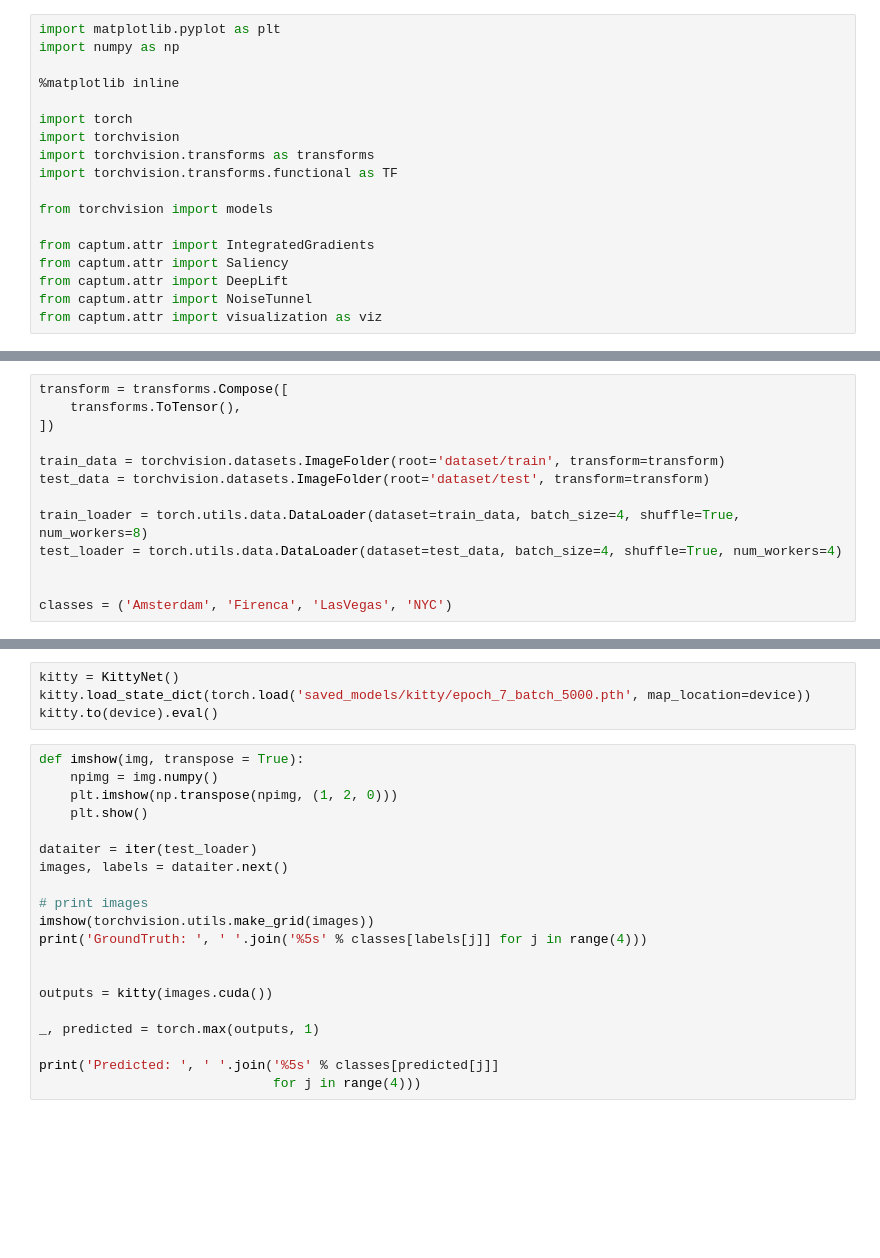
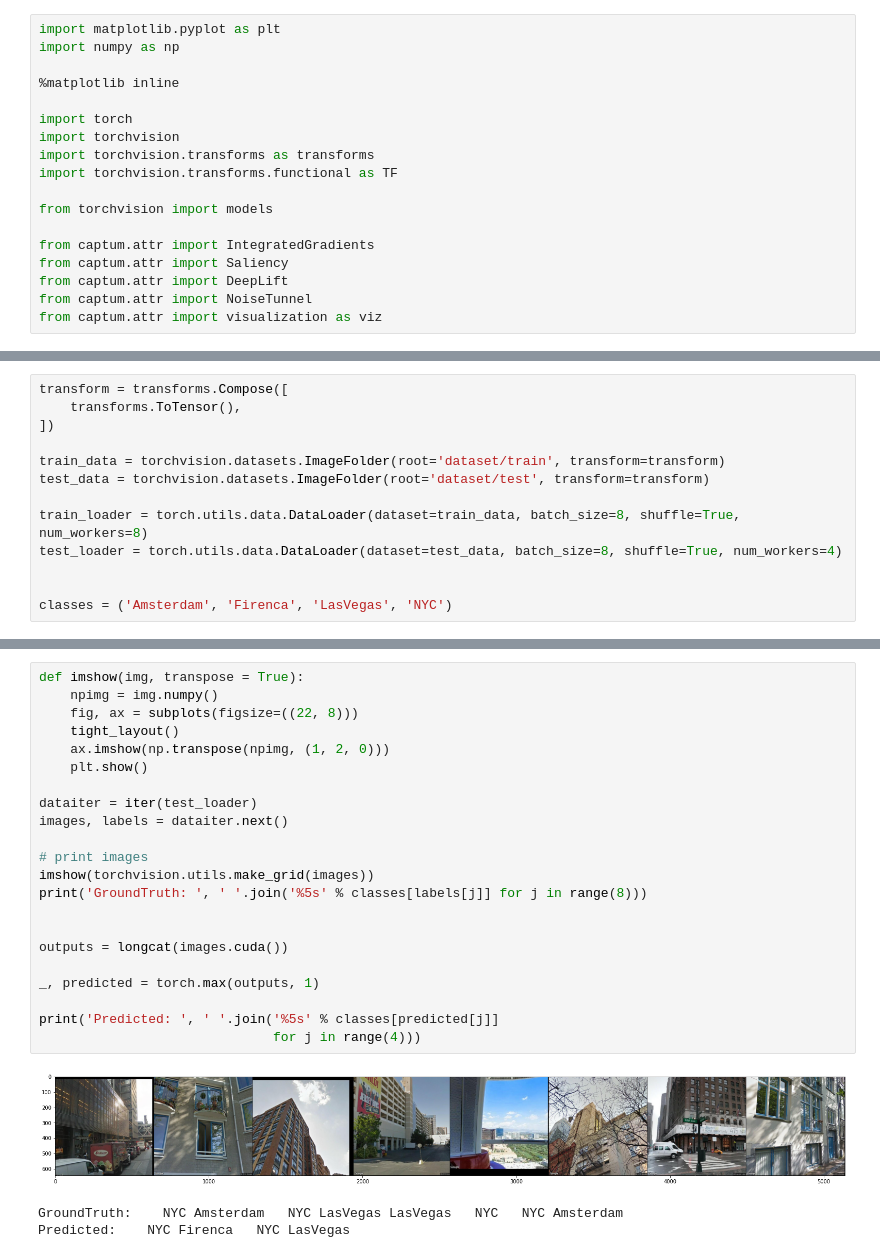
Before and after one commit to rovle/LUMEN-Interpretability, a Jupyter notebook: 14_Captum_attribution_methods.ipynb, the cells around one changed output, grey strips where cells are left out. Saved outputs shown, nothing was run; the diff lists cells and outputs as text; blank space fills up the shorter version.

```diff
--- a/14_Captum_attribution_methods.ipynb
+++ b/14_Captum_attribution_methods.ipynb
@@ -32,8 +57,8 @@ transform = transforms.Compose([
 train_data = torchvision.datasets.ImageFolder(root='dataset/train', transform=transform)
 test_data = torchvision.datasets.ImageFolder(root='dataset/test', transform=transform)
 
-train_loader = torch.utils.data.DataLoader(dataset=train_data, batch_size=4, shuffle=True, num_workers=8)
-test_loader = torch.utils.data.DataLoader(dataset=test_data, batch_size=4, shuffle=True, num_workers=4)
+train_loader = torch.utils.data.DataLoader(dataset=train_data, batch_size=8, shuffle=True, num_workers=8)
+test_loader = torch.utils.data.DataLoader(dataset=test_data, batch_size=8, shuffle=True, num_workers=4)
 
 
 classes = ('Amsterdam', 'Firenca', 'LasVegas', 'NYC')
@@ -74,24 +155,26 @@ class KittyNet(nn.Module):
-# %%
-kitty = KittyNet()
-kitty.load_state_dict(torch.load('saved_models/kitty/epoch_7_batch_5000.pth', map_location=device))
-kitty.to(device).eval()
 # %%
 def imshow(img, transpose = True):
     npimg = img.numpy()
-    plt.imshow(np.transpose(npimg, (1, 2, 0)))
+    fig, ax = subplots(figsize=((22, 8)))
+    tight_layout()
+    ax.imshow(np.transpose(npimg, (1, 2, 0)))
     plt.show()
 
 dataiter = iter(test_loader)
 images, labels = dataiter.next()
 
 # print images
 imshow(torchvision.utils.make_grid(images))
-print('GroundTruth: ', ' '.join('%5s' % classes[labels[j]] for j in range(4)))
+print('GroundTruth: ', ' '.join('%5s' % classes[labels[j]] for j in range(8)))
 
 
-outputs = kitty(images.cuda())
+outputs = longcat(images.cuda())
 
 _, predicted = torch.max(outputs, 1)
 
 print('Predicted: ', ' '.join('%5s' % classes[predicted[j]]
                               for j in range(4)))
+# %% [output]
+[figure, added]
+GroundTruth:    NYC Amsterdam   NYC LasVegas LasVegas   NYC   NYC Amsterdam
+Predicted:    NYC Firenca   NYC LasVegas
```
Also changed, not shown: parts of 13 cells of this notebook, 7 other files.
